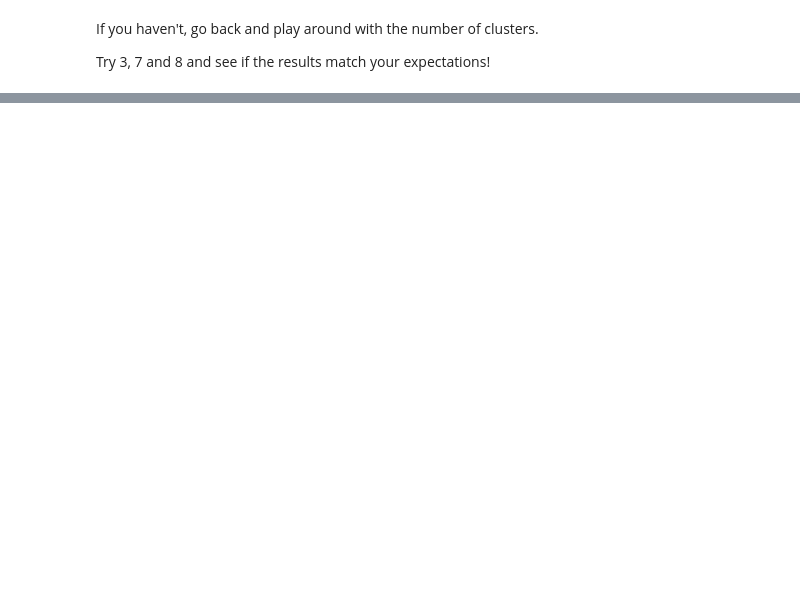
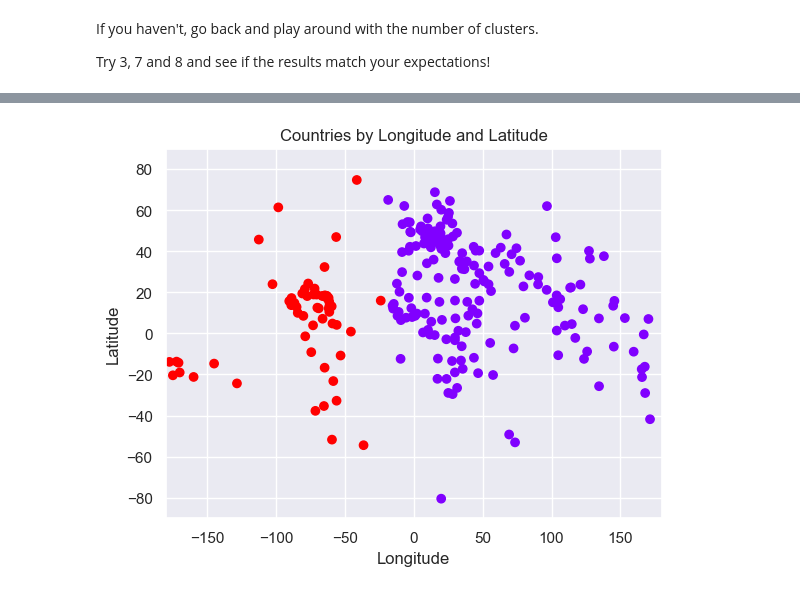
Before and after one commit to indieka900/Data-Science-tutorial, a Jupyter notebook: Clusters/A+Simple+Example+of+Clustering+-+Exercise.ipynb, the cells around one changed output, grey strips where cells are left out. Saved outputs shown, nothing was run; the diff lists cells and outputs as text; code cells hidden in the pictures; blank space fills up the shorter version.

```diff
--- a/Clusters/A+Simple+Example+of+Clustering+-+Exercise.ipynb
+++ b/Clusters/A+Simple+Example+of+Clustering+-+Exercise.ipynb
@@ -128,0 +176,5 @@ Try 3, 7 and 8 and see if the results match your expectations!
+# %%
+kmeans = KMeans(n_clusters=2, random_state=0).fit(x)
+identified_clusters = kmeans.fit_predict(x)
+x['Cluster'] = identified_clusters
+x
@@ -128,0 +195,10 @@ Try 3, 7 and 8 and see if the results match your expectations!
+# %%
+plt.scatter(x['Longitude'], x['Latitude'], c=x['Cluster'], cmap='rainbow')
+plt.title('Countries by Longitude and Latitude')
+plt.xlabel('Longitude')
+plt.ylabel('Latitude')
+plt.ylim(-90, 90)
+plt.xlim(-180, 180)
+plt.show()
+# %% [output]
+[figure, added]
```
Also changed, not shown: parts of 12 cells of this notebook.
